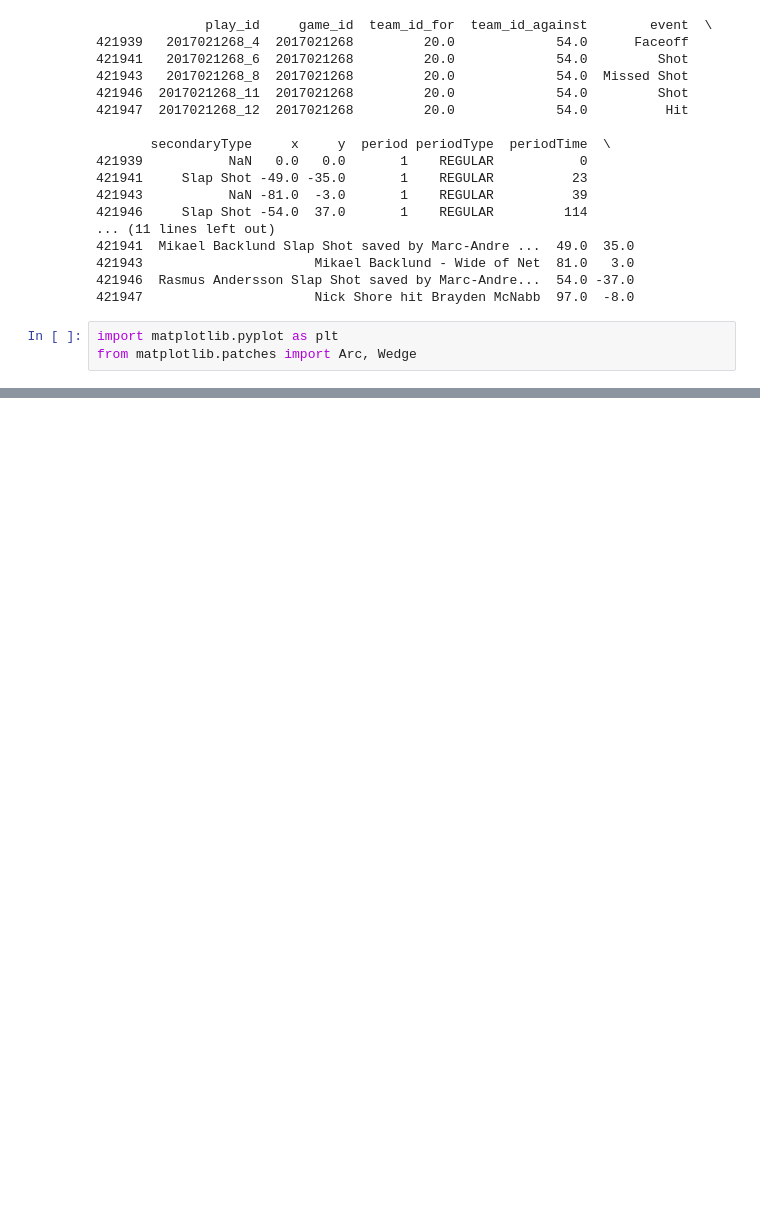
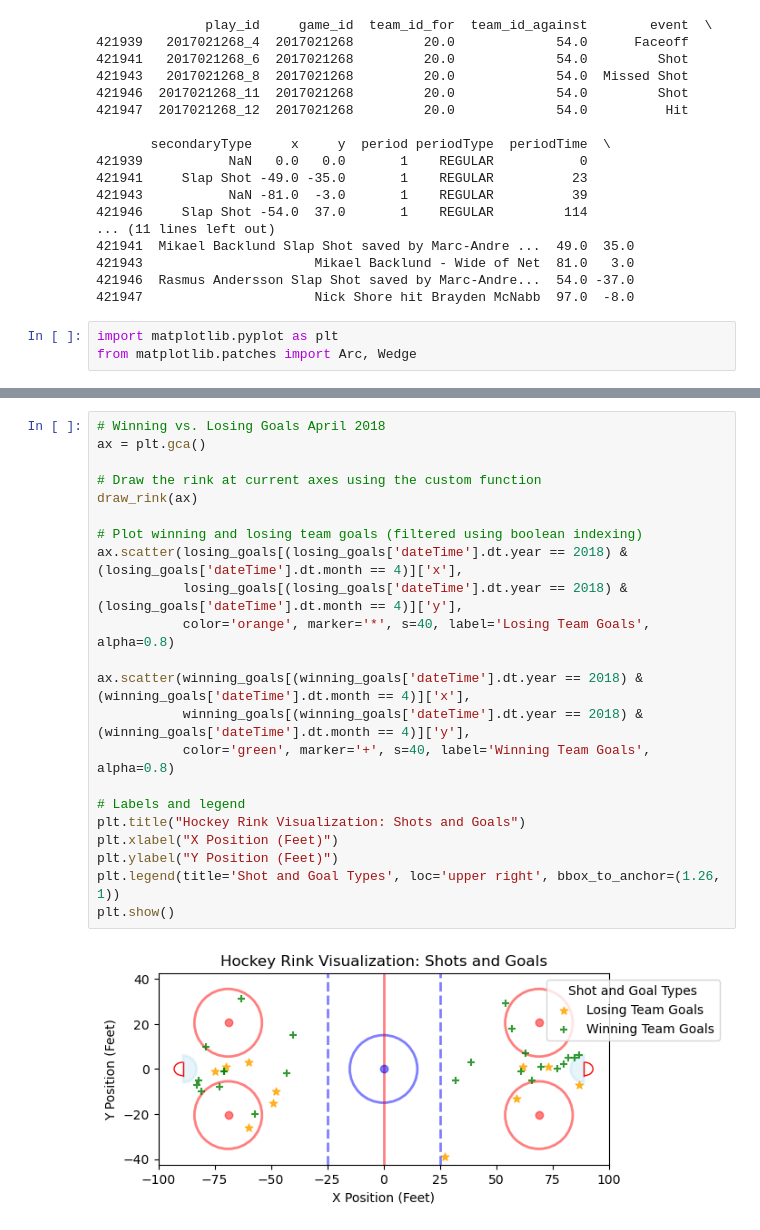
Before and after one commit to mattzirp/pucks_to_the_net, a Jupyter notebook: notebooks/game-situations.ipynb, the cells around one changed output, grey strips where cells are left out. Cells and saved outputs as stored; diff of their text form; blank space fills up the shorter version.

```diff
--- a/notebooks/game-situations.ipynb
+++ b/notebooks/game-situations.ipynb
@@ -212,0 +274,24 @@ plt.show()
+# %%
+# Winning vs. Losing Goals April 2018
+ax = plt.gca()
+
+# Draw the rink at current axes using the custom function
+draw_rink(ax)
+
+# Plot winning and losing team goals (filtered using boolean indexing)
+ax.scatter(losing_goals[(losing_goals['dateTime'].dt.year == 2018) & (losing_goals['dateTime'].dt.month == 4)]['x'],
+           losing_goals[(losing_goals['dateTime'].dt.year == 2018) & (losing_goals['dateTime'].dt.month == 4)]['y'],
+           color='orange', marker='*', s=40, label='Losing Team Goals', alpha=0.8)
+
+ax.scatter(winning_goals[(winning_goals['dateTime'].dt.year == 2018) & (winning_goals['dateTime'].dt.month == 4)]['x'],
+           winning_goals[(winning_goals['dateTime'].dt.year == 2018) & (winning_goals['dateTime'].dt.month == 4)]['y'],
+           color='green', marker='+', s=40, label='Winning Team Goals', alpha=0.8)
+
+# Labels and legend
+plt.title("Hockey Rink Visualization: Shots and Goals")
+plt.xlabel("X Position (Feet)")
+plt.ylabel("Y Position (Feet)")
+plt.legend(title='Shot and Goal Types', loc='upper right', bbox_to_anchor=(1.26, 1))
+plt.show()
+# %% [output]
+[figure, added]
```
Also changed, not shown: parts of 7 cells of this notebook.
